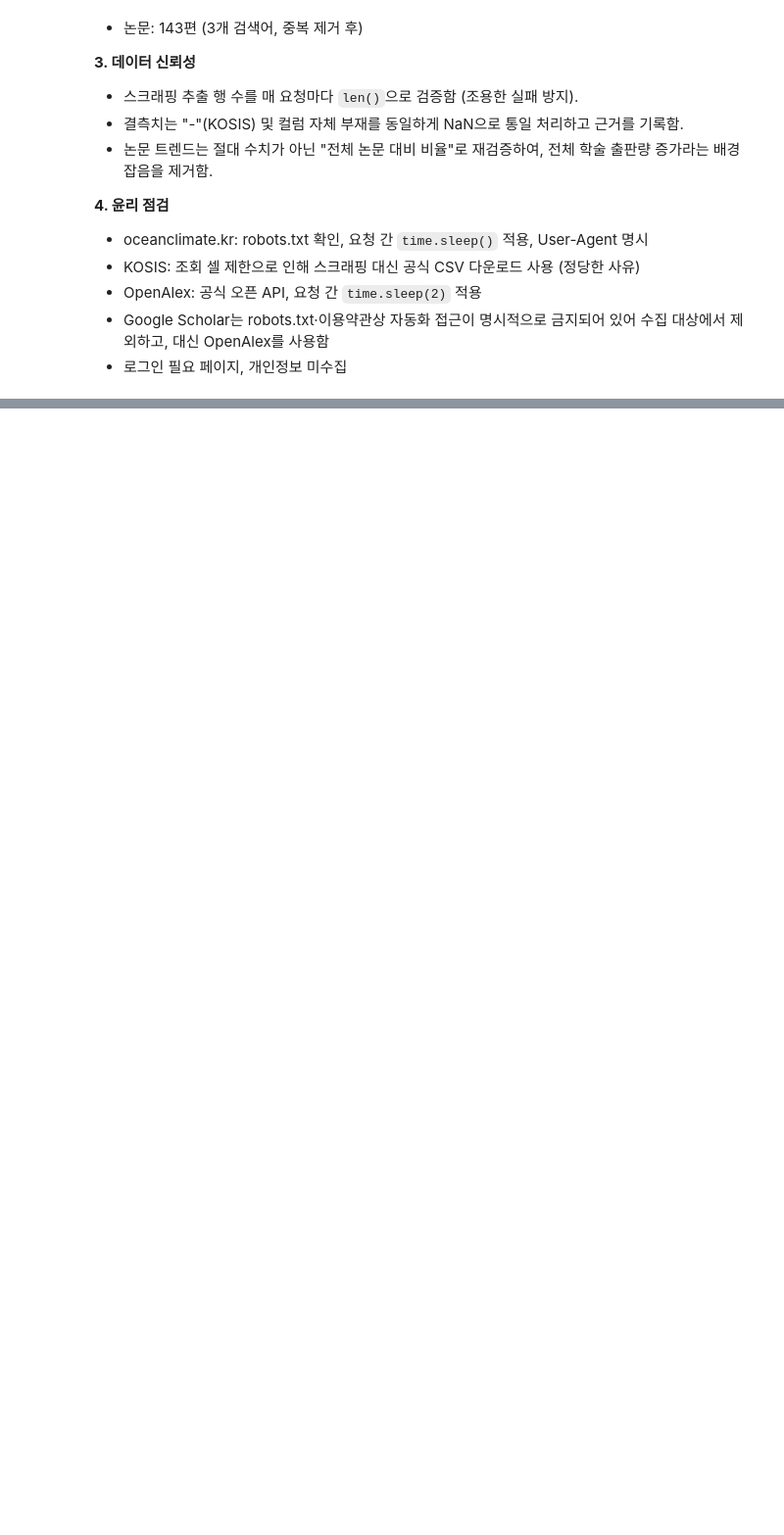
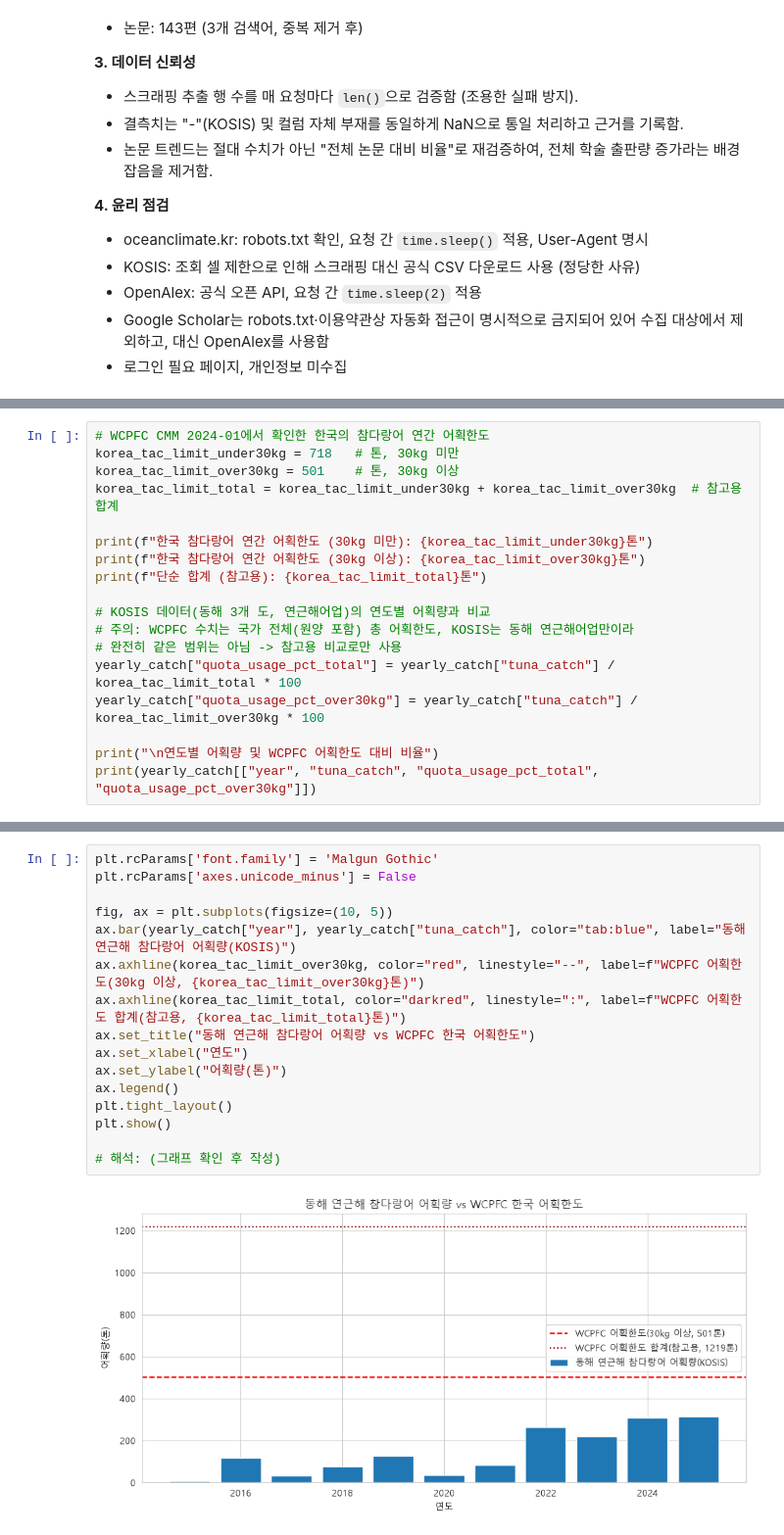
Before and after one commit to Hosung-Jung/ai-data-bootcamp, a Jupyter notebook: D011/D011_웹수집_리포트.ipynb, the cells around one changed output, grey strips where cells are left out. Shown at 98% size. Saved outputs shown, nothing was run; the diff lists cells and outputs as text; blank space fills up the shorter version.

Commit message:
WCPFC 쿼터, 2026년 강원도 실제 소진 사례(기사) 비교분석 추가

```diff
--- a/D011/D011_웹수집_리포트.ipynb
+++ b/D011/D011_웹수집_리포트.ipynb
@@ -872,0 +937,18 @@ plt.show()
+# %%
+# WCPFC CMM 2024-01에서 확인한 한국의 참다랑어 연간 어획한도
+korea_tac_limit_under30kg = 718   # 톤, 30kg 미만
+korea_tac_limit_over30kg = 501    # 톤, 30kg 이상
+korea_tac_limit_total = korea_tac_limit_under30kg + korea_tac_limit_over30kg  # 참고용 합계
+
+print(f"한국 참다랑어 연간 어획한도 (30kg 미만): {korea_tac_limit_under30kg}톤")
+print(f"한국 참다랑어 연간 어획한도 (30kg 이상): {korea_tac_limit_over30kg}톤")
+print(f"단순 합계 (참고용): {korea_tac_limit_total}톤")
+
+# KOSIS 데이터(동해 3개 도, 연근해어업)의 연도별 어획량과 비교
+# 주의: WCPFC 수치는 국가 전체(원양 포함) 총 어획한도, KOSIS는 동해 연근해어업만이라
+# 완전히 같은 범위는 아님 -> 참고용 비교로만 사용
+yearly_catch["quota_usage_pct_total"] = yearly_catch["tuna_catch"] / korea_tac_limit_total * 100
+yearly_catch["quota_usage_pct_over30kg"] = yearly_catch["tuna_catch"] / korea_tac_limit_over30kg * 100
+
+print("\n연도별 어획량 및 WCPFC 어획한도 대비 비율")
+print(yearly_catch[["year", "tuna_catch", "quota_usage_pct_total", "quota_usage_pct_over30kg"]])
@@ -872,0 +973,18 @@ plt.show()
+# %%
+plt.rcParams['font.family'] = 'Malgun Gothic'
+plt.rcParams['axes.unicode_minus'] = False
+
+fig, ax = plt.subplots(figsize=(10, 5))
+ax.bar(yearly_catch["year"], yearly_catch["tuna_catch"], color="tab:blue", label="동해 연근해 참다랑어 어획량(KOSIS)")
+ax.axhline(korea_tac_limit_over30kg, color="red", linestyle="--", label=f"WCPFC 어획한도(30kg 이상, {korea_tac_limit_over30kg}톤)")
+ax.axhline(korea_tac_limit_total, color="darkred", linestyle=":", label=f"WCPFC 어획한도 합계(참고용, {korea_tac_limit_total}톤)")
+ax.set_title("동해 연근해 참다랑어 어획량 vs WCPFC 한국 어획한도")
+ax.set_xlabel("연도")
+ax.set_ylabel("어획량(톤)")
+ax.legend()
+plt.tight_layout()
+plt.show()
+
+# 해석: (그래프 확인 후 작성)
+# %% [output]
+[figure, added]
```
Also changed, not shown: parts of 6 cells of this notebook, 1 other file.
